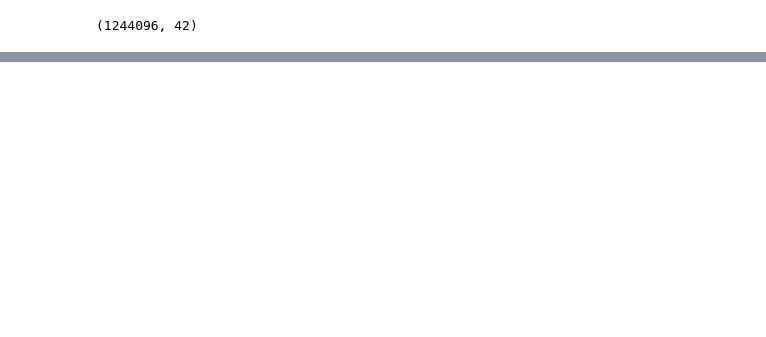
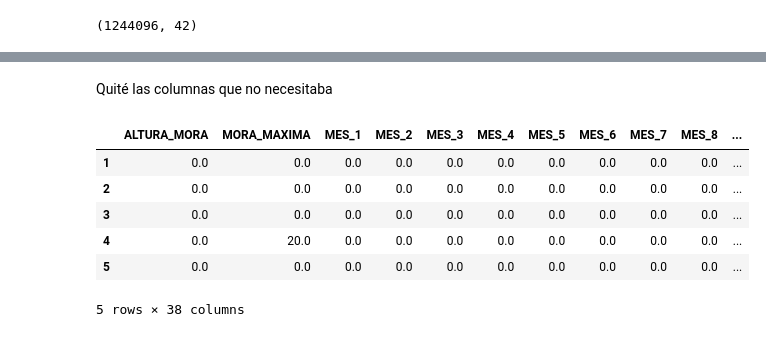
Before and after one commit to luisantonioig/financial_behavior, a Jupyter notebook: Financial Behavior.ipynb, the cells around one changed output, grey strips where cells are left out. Saved outputs shown, nothing was run; the diff lists cells and outputs as text; code cells hidden in the pictures; blank space fills up the shorter version.

```diff
--- a/Financial Behavior.ipynb
+++ b/Financial Behavior.ipynb
@@ -16,5 +30,17 @@ data.shape
+# %% [markdown]
+Quité las columnas que no necesitaba
 # %%
 data = data.drop(["PROV_CUENTA"], axis = 1)
 data = data.drop("PROV_TIPO_DOCUMENTO", axis = 1)
 data = data.drop("PROV_NUM_DOCUMENTO",axis = 1)
 data = data.drop("PROV_FEC_APER",axis = 1)
+# %%
+data.head()
+# %% [output]
+|  | ALTURA_MORA | MORA_MAXIMA | MES_1 | MES_2 | MES_3 | MES_4 | MES_5 | MES_6 | MES_7 | MES_8 | ... |
+| 1 | 0.0 | 0.0 | 0.0 | 0.0 | 0.0 | 0.0 | 0.0 | 0.0 | 0.0 | 0.0 | ... |
+| 2 | 0.0 | 0.0 | 0.0 | 0.0 | 0.0 | 0.0 | 0.0 | 0.0 | 0.0 | 0.0 | ... |
+| 3 | 0.0 | 0.0 | 0.0 | 0.0 | 0.0 | 0.0 | 0.0 | 0.0 | 0.0 | 0.0 | ... |
+| 4 | 0.0 | 20.0 | 0.0 | 0.0 | 0.0 | 0.0 | 0.0 | 0.0 | 0.0 | 0.0 | ... |
+| 5 | 0.0 | 0.0 | 0.0 | 0.0 | 0.0 | 0.0 | 0.0 | 0.0 | 0.0 | 0.0 | ... |
+5 rows × 38 columns
```
Also changed, not shown: parts of 61 cells of this notebook, 5 other files.
